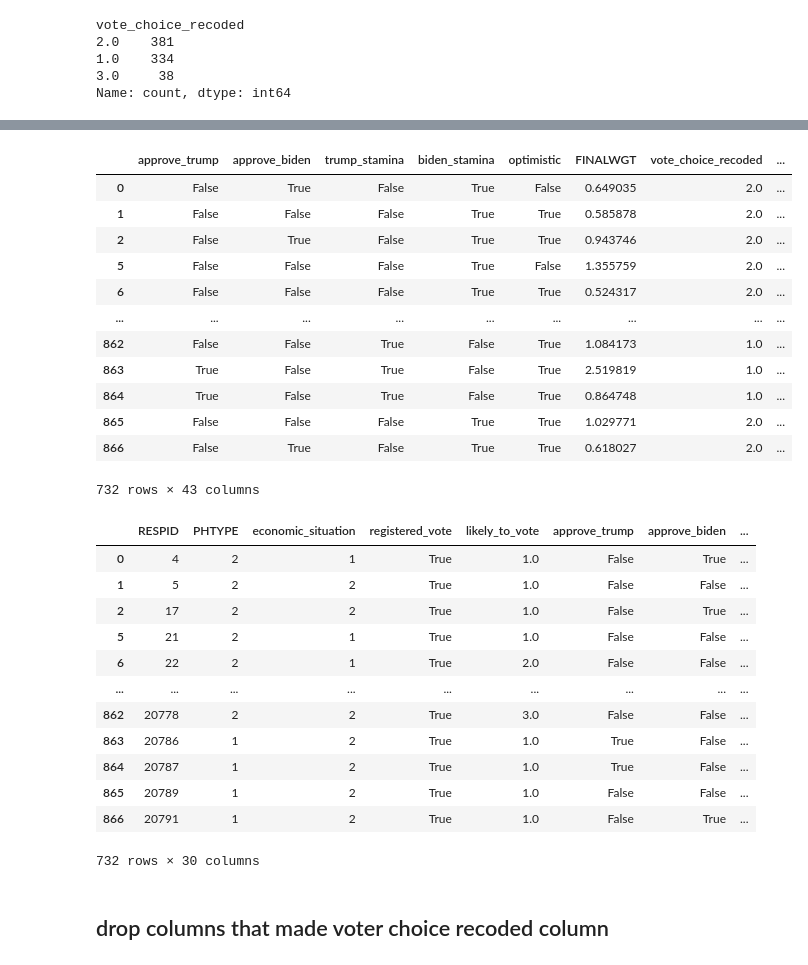
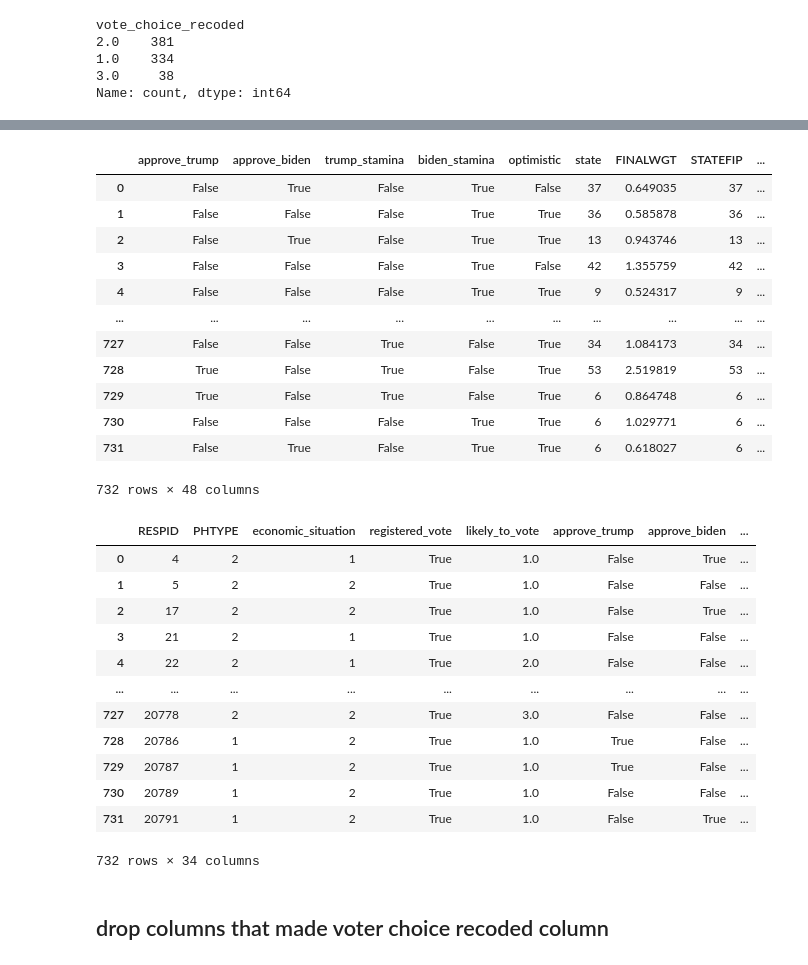
Before and after one commit to pmench/mrp-team, a Jupyter notebook: src/bella_ML.ipynb, the cells around one changed output, grey strips where cells are left out. Saved outputs shown, nothing was run; the diff lists cells and outputs as text; code cells hidden in the pictures.

```diff
--- a/src/bella_ML.ipynb
+++ b/src/bella_ML.ipynb
@@ -15,6 +15,6 @@ from sklearn.model_selection import train_test_split
 # %%
 nat_2020 = pd.read_csv("../data/national_march_2020/MUP213_NATL_archive.tab", sep = "\t")
 # %%
-propensity = pd.read_csv("../data/output7.csv", index_col=0)
+propensity = pd.read_csv("../data/output11.csv", index_col=0)
 propensity
 # %% [output]
@@ -178,7 +174,7 @@ def recodeCols(df):
     # merge propensities
     df['age_recoded'] = df['age_recoded'].astype(int)
     df_result = pd.merge(df, propensity,
-                        on=['male', 'race_recoded', 'education_recoded', 'age_recoded'],
+                        on=['male', 'race_recoded', 'education_recoded', 'age_recoded', 'STATEFIP'],
                         how='left')
 
     # Renaming the merged column for clarity
@@ -508,5 +541,15 @@ nat_2020_june = nat_2020_june.rename(columns = {
         'QD11': 'state'
 })
 nat_2020_june = nat_2020_june.drop(columns = [c for c in nat_2020_june.columns if 'Q' in c])
+nat_2020_june['STATEFIP'] = nat_2020_june['state']
 nat_2020_june = recodeCols(nat_2020_june)
 nat_2020_june.drop(columns=['12_1', '12_2', 'vote_choice', 'vote_choice_undecided'], inplace = True)
+propensity2 = pd.read_csv('../data/output7.csv')
+propensity2['prop_small'] = propensity2['mrp_subgroup_estimate']
+propensity2.drop(columns = ['mrp_subgroup_estimate'], inplace = True)
+nat_2020_june = pd.merge(nat_2020_june, propensity2,
+                        on=['male', 'race_recoded', 'education_recoded', 'age_recoded'],
+                        how='left')
+# if nat2020 pre dummies has null propensity, then make it the propensity from output 7
+# fill null with prop_small
+nat_2020_june['propensity_fix'] = nat_2020_june['propensity'].fillna(nat_2020_june['prop_small'])
@@ -682,22 +760,22 @@ Index(['RESPID', 'PHTYPE', 'approve_trump', 'approve_biden', 'optimistic',
 june_dummies = dummyGrabber(nat_2020_june, june_categoricals)
 # %%
 # june_dummies.columns
-nat_2020_june_clean = june_dummies.drop(columns = ['RESPID', 'PHTYPE', 'age', 'age_bin', 'party', 'party_unaffiliated', 'gender', 'latino', 'race', 'education', 'state'])
+nat_2020_june_clean = june_dummies.drop(columns = ['RESPID', 'PHTYPE', 'age', 'age_bin', 'party', 'party_unaffiliated', 'gender', 'latino', 'race', 'education',])
 nat_2020_june_clean
 # %% [output]
-|  | approve_trump | approve_biden | trump_stamina | biden_stamina | optimistic | FINALWGT | vote_choice_recoded | ... |
-| 0 | False | True | False | True | False | 0.649035 | 2.0 | ... |
-| 1 | False | False | False | True | True | 0.585878 | 2.0 | ... |
-| 2 | False | True | False | True | True | 0.943746 | 2.0 | ... |
-| 5 | False | False | False | True | False | 1.355759 | 2.0 | ... |
-| 6 | False | False | False | True | True | 0.524317 | 2.0 | ... |
-| ... | ... | ... | ... | ... | ... | ... | ... | ... |
-| 862 | False | False | True | False | True | 1.084173 | 1.0 | ... |
-| 863 | True | False | True | False | True | 2.519819 | 1.0 | ... |
-| 864 | True | False | True | False | True | 0.864748 | 1.0 | ... |
-| 865 | False | False | False | True | True | 1.029771 | 2.0 | ... |
-| 866 | False | True | False | True | True | 0.618027 | 2.0 | ... |
+|  | approve_trump | approve_biden | trump_stamina | biden_stamina | optimistic | state | FINALWGT | STATEFIP | ... |
+| 0 | False | True | False | True | False | 37 | 0.649035 | 37 | ... |
+| 1 | False | False | False | True | True | 36 | 0.585878 | 36 | ... |
+| 2 | False | True | False | True | True | 13 | 0.943746 | 13 | ... |
+| 3 | False | False | False | True | False | 42 | 1.355759 | 42 | ... |
+| 4 | False | False | False | True | True | 9 | 0.524317 | 9 | ... |
+| ... | ... | ... | ... | ... | ... | ... | ... | ... | ... |
+| 727 | False | False | True | False | True | 34 | 1.084173 | 34 | ... |
+| 728 | True | False | True | False | True | 53 | 2.519819 | 53 | ... |
+| 729 | True | False | True | False | True | 6 | 0.864748 | 6 | ... |
+| 730 | False | False | False | True | True | 6 | 1.029771 | 6 | ... |
+| 731 | False | True | False | True | True | 6 | 0.618027 | 6 | ... |
-732 rows × 43 columns
+732 rows × 48 columns
 # %%
 nat_2020_june
 # %% [output]
@@ -705,15 +783,15 @@ nat_2020_june
 | 0 | 4 | 2 | 1 | True | 1.0 | False | True | ... |
 | 1 | 5 | 2 | 2 | True | 1.0 | False | False | ... |
 | 2 | 17 | 2 | 2 | True | 1.0 | False | True | ... |
-| 5 | 21 | 2 | 1 | True | 1.0 | False | False | ... |
-| 6 | 22 | 2 | 1 | True | 2.0 | False | False | ... |
+| 3 | 21 | 2 | 1 | True | 1.0 | False | False | ... |
+| 4 | 22 | 2 | 1 | True | 2.0 | False | False | ... |
 | ... | ... | ... | ... | ... | ... | ... | ... | ... |
-| 862 | 20778 | 2 | 2 | True | 3.0 | False | False | ... |
-| 863 | 20786 | 1 | 2 | True | 1.0 | True | False | ... |
-| 864 | 20787 | 1 | 2 | True | 1.0 | True | False | ... |
-| 865 | 20789 | 1 | 2 | True | 1.0 | False | False | ... |
-| 866 | 20791 | 1 | 2 | True | 1.0 | False | True | ... |
+| 727 | 20778 | 2 | 2 | True | 3.0 | False | False | ... |
+| 728 | 20786 | 1 | 2 | True | 1.0 | True | False | ... |
+| 729 | 20787 | 1 | 2 | True | 1.0 | True | False | ... |
+| 730 | 20789 | 1 | 2 | True | 1.0 | False | False | ... |
+| 731 | 20791 | 1 | 2 | True | 1.0 | False | True | ... |
-732 rows × 30 columns
+732 rows × 34 columns
 # %% [markdown]
 ## drop columns that made voter choice recoded column
 # %%
```
Also changed, not shown: parts of 65 cells of this notebook, 5 other files.
